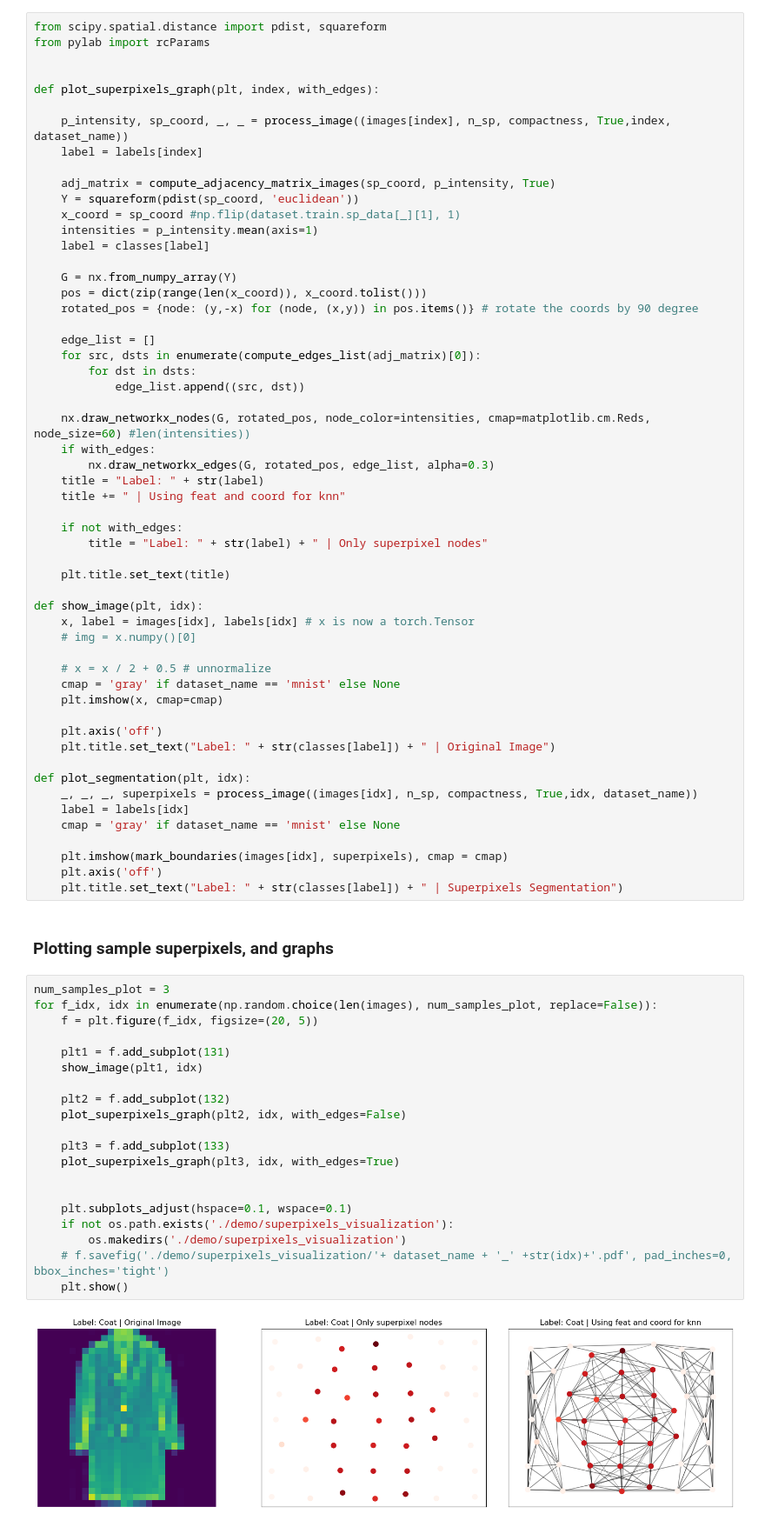
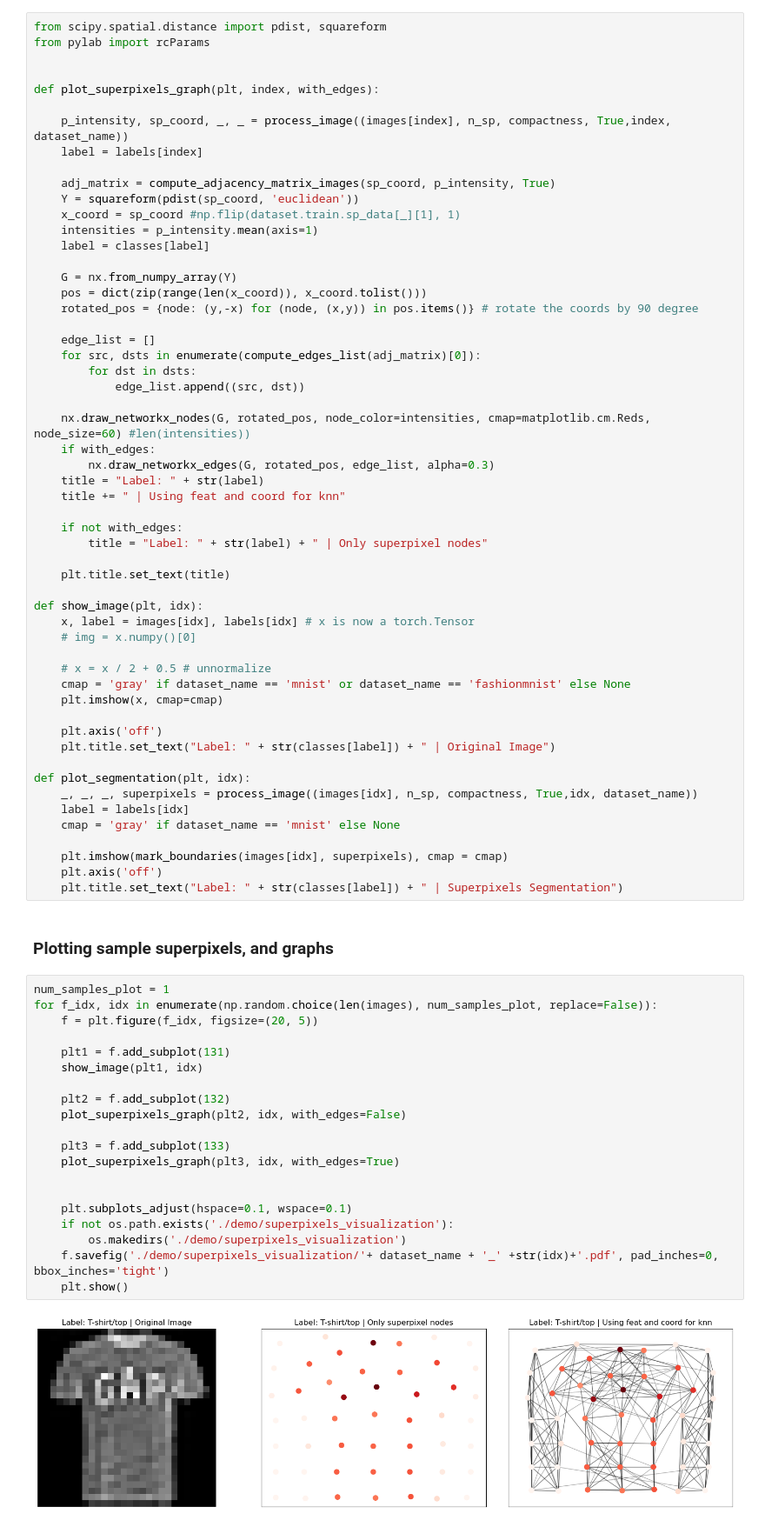
Before and after one commit to chunbaobao/GeNet, a Jupyter notebook: visualization/superpixels_visualization.ipynb, the cells around one changed output. Shown at 87% size. Drawn from its saved outputs; the diff is of its cells as text.

```diff
--- a/visualization/superpixels_visualization.ipynb
+++ b/visualization/superpixels_visualization.ipynb
@@ -87,7 +87,7 @@ def show_image(plt, idx):
     # img = x.numpy()[0]
 
     # x = x / 2 + 0.5 # unnormalize
-    cmap = 'gray' if dataset_name == 'mnist' else None
+    cmap = 'gray' if dataset_name == 'mnist' or dataset_name == 'fashionmnist' else None
     plt.imshow(x, cmap=cmap)
 
     plt.axis('off')
@@ -104,24 +104,24 @@ def plot_segmentation(plt, idx):
 # %% [markdown]
 ### Plotting sample superpixels, and graphs
 # %%
-num_samples_plot = 3
+num_samples_plot = 1
 for f_idx, idx in enumerate(np.random.choice(len(images), num_samples_plot, replace=False)):
     f = plt.figure(f_idx, figsize=(20, 5))
 
     plt1 = f.add_subplot(131)
     show_image(plt1, idx)
 
     plt2 = f.add_subplot(132)
     plot_superpixels_graph(plt2, idx, with_edges=False)
 
     plt3 = f.add_subplot(133)
     plot_superpixels_graph(plt3, idx, with_edges=True)
 
 
     plt.subplots_adjust(hspace=0.1, wspace=0.1)
     if not os.path.exists('./demo/superpixels_visualization'):
         os.makedirs('./demo/superpixels_visualization')
-    # f.savefig('./demo/superpixels_visualization/'+ dataset_name + '_' +str(idx)+'.pdf', pad_inches=0, bbox_inches='tight')
+    f.savefig('./demo/superpixels_visualization/'+ dataset_name + '_' +str(idx)+'.pdf', pad_inches=0, bbox_inches='tight')
     plt.show()
 # %% [output]
-[figure, old version]
+[figure, new version]
```
Also changed, not shown: parts of 1 cell of this notebook, 46 other files.
